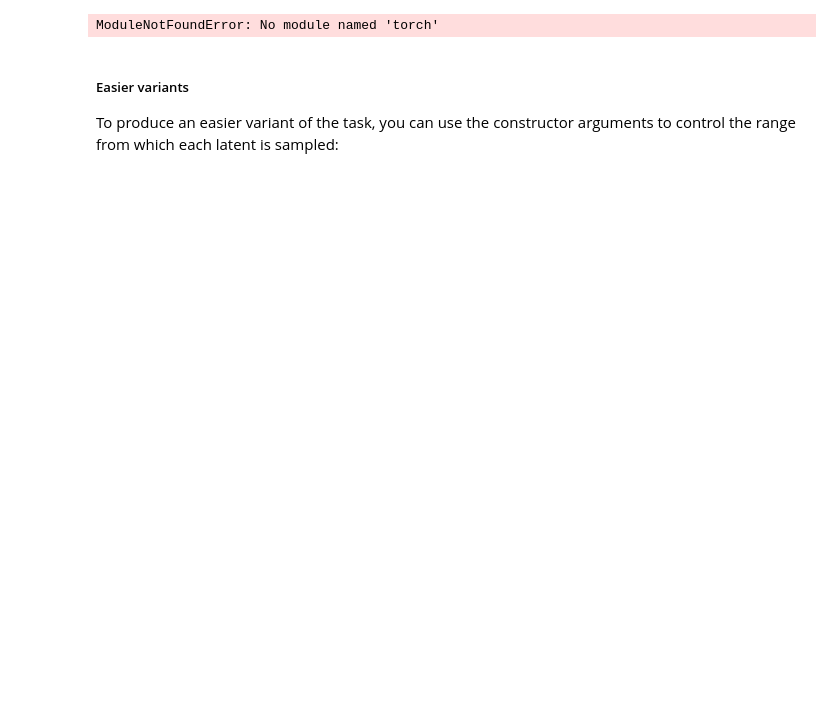
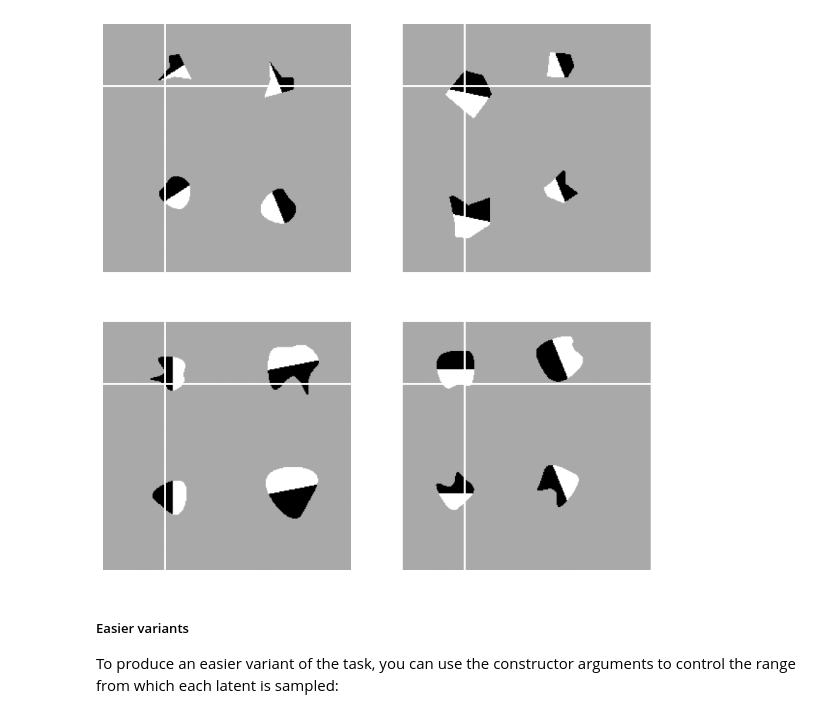
Before and after one commit to sbdzdz/idsprites, a Jupyter notebook: examples/infinite_analogies.ipynb, the cells around one changed output. Drawn from its saved outputs; the diff is of its cells as text; code cells hidden in the pictures; blank space fills up the shorter version.

Commit message:
Fix infinite analogies

```diff
--- a/examples/infinite_analogies.ipynb
+++ b/examples/infinite_analogies.ipynb
@@ -14,17 +14,17 @@ The easiest way to get started is to create an instance of `InfiniteDSpritesAnal
 # %%
 import numpy as np
 
 from torch.utils.data import DataLoader
 
-from idsprites.dataset import InfiniteDSpritesAnalogies
+from idsprites import InfiniteDSpritesAnalogies
 from idsprites.visualization import draw_batch
 
 dataset = InfiniteDSpritesAnalogies()
 dataloader = DataLoader(dataset, batch_size=4)
 batch = next(iter(dataloader))
-draw_batch(batch, show=True)
+img = draw_batch(batch, show=True)
 # %% [output]
-ModuleNotFoundError: No module named 'torch'
+[figure, added]
 # %% [markdown]
 ##### Easier variants
 To produce an easier variant of the task, you can use the constructor arguments to control the range from which each latent is sampled:
```
Also changed, not shown: parts of 3 cells of this notebook.
